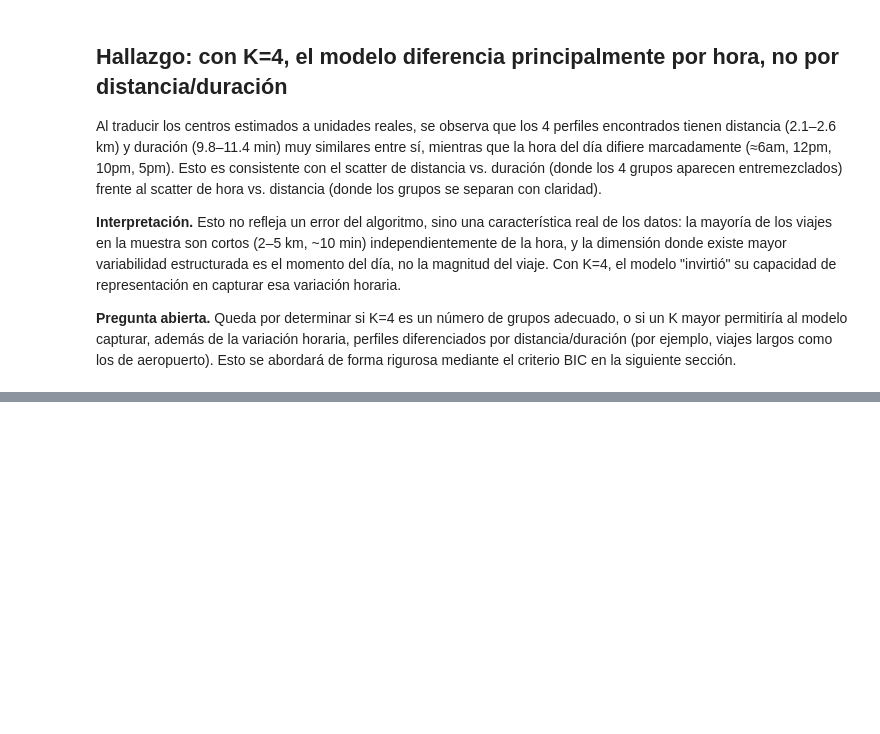
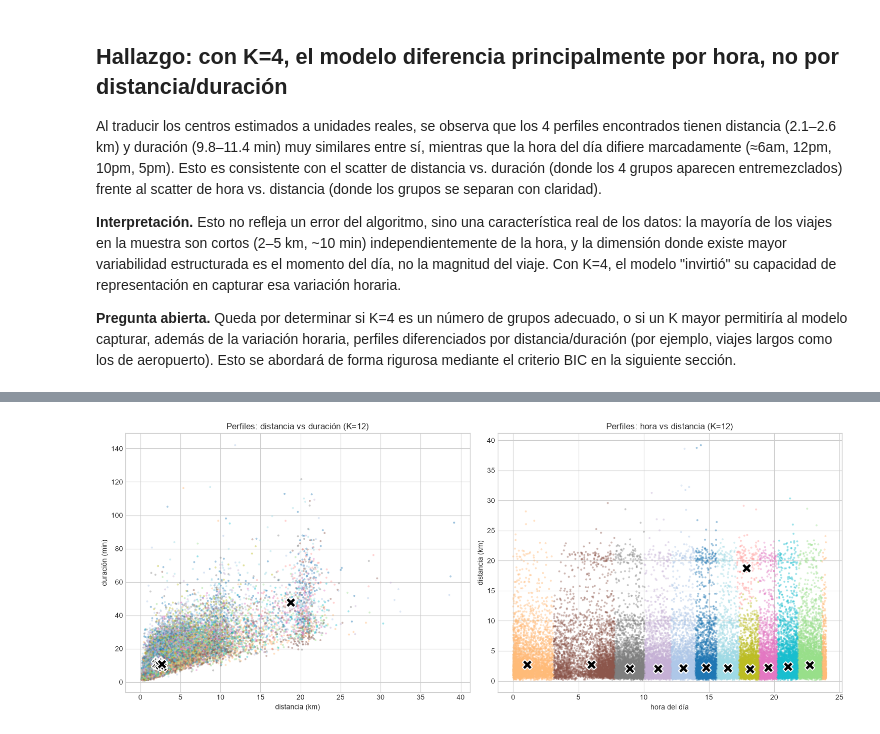
Before and after one commit to diegodich/Nyc-Taxi-Trip-Duration, a Jupyter notebook: notebooks/03_gmm_em.ipynb, the cells around one changed output, grey strips where cells are left out. Drawn from its saved outputs; the diff is of its cells as text; code cells hidden in the pictures; blank space fills up the shorter version.

```diff
--- a/notebooks/03_gmm_em.ipynb
+++ b/notebooks/03_gmm_em.ipynb
@@ -563,0 +671,15 @@ Al traducir los centros estimados a unidades reales, se observa que los 4 perfil
+# %%
+mu_real_final = scaler.inverse_transform(result_final["mu"])
+
+df_perfiles_final = pd.DataFrame(mu_real_final, columns=FEATURES)
+df_perfiles_final["distancia_km"] = np.exp(df_perfiles_final["log_distance"])
+df_perfiles_final["duracion_min"] = np.exp(df_perfiles_final["log_duration"]) / 60
+df_perfiles_final["hora_aprox"] = (np.arctan2(df_perfiles_final["hour_sin"],
+                                                df_perfiles_final["hour_cos"])
+                                    / (2*np.pi) * 24) % 24
+df_perfiles_final["peso_pi"] = result_final["pi"]
+df_perfiles_final["Nk"] = Nk_final
+
+tabla_final = df_perfiles_final[["distancia_km", "duracion_min", "hora_aprox", "peso_pi", "Nk"]]
+tabla_final = tabla_final.sort_values("hora_aprox").reset_index(drop=True)
+tabla_final.round(2)
@@ -563,0 +700,25 @@ Al traducir los centros estimados a unidades reales, se observa que los 4 perfil
+# %%
+labels_final = result_final["gamma"].argmax(axis=1)
+
+fig, axes = plt.subplots(1, 2, figsize=(15, 6))
+
+# distancia vs duración
+sc1 = axes[0].scatter(df["distance_km"], df["trip_duration"]/60,
+                       c=labels_final, cmap="tab20", s=4, alpha=0.3)
+axes[0].scatter(tabla_final["distancia_km"], tabla_final["duracion_min"],
+                c="black", marker="X", s=200, edgecolor="white", linewidth=1.5)
+axes[0].set_xlabel("distancia (km)"); axes[0].set_ylabel("duración (min)")
+axes[0].set_title("Perfiles: distancia vs duración (K=12)")
+
+# hora vs distancia
+axes[1].scatter(df["hour"], df["distance_km"],
+                 c=labels_final, cmap="tab20", s=4, alpha=0.3)
+axes[1].scatter(tabla_final["hora_aprox"], tabla_final["distancia_km"],
+                c="black", marker="X", s=200, edgecolor="white", linewidth=1.5)
+axes[1].set_xlabel("hora del día"); axes[1].set_ylabel("distancia (km)")
+axes[1].set_title("Perfiles: hora vs distancia (K=12)")
+
+plt.tight_layout()
+plt.show()
+# %% [output]
+[figure, added]
```
Also changed, not shown: parts of 9 cells of this notebook, 1 other file.
